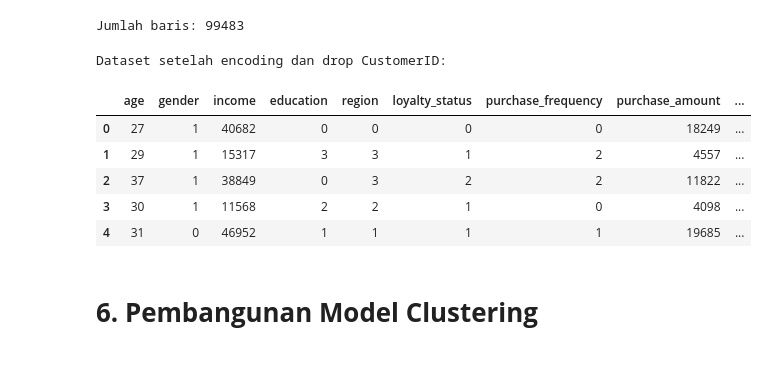
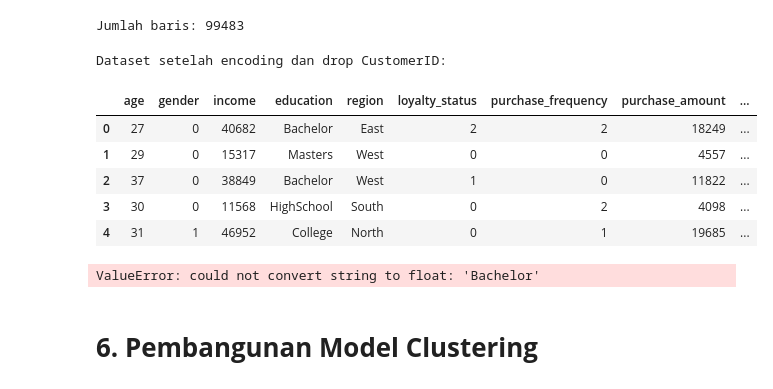
Before and after one commit to faarismuda/Dicoding-ML-Shop-Customers, a Jupyter notebook: [Clustering]_Submission_Akhir_BMLP_Faaris Muda Dwi Nugraha.ipynb, the cells around one changed output. Saved outputs shown, nothing was run; the diff lists cells and outputs as text; code cells hidden in the pictures.

```diff
--- a/[Clustering]_Submission_Akhir_BMLP_Faaris Muda Dwi Nugraha.ipynb
+++ b/[Clustering]_Submission_Akhir_BMLP_Faaris Muda Dwi Nugraha.ipynb
@@ -264,32 +264,35 @@ Jumlah baris: 99483
 # %%
 # Hapus umur kurang dari 18
 df = df[df['age'] >= 18]
 
 # Mapping manual untuk variabel ordinal
 df['gender'] = df['gender'].map({'Male': 0, 'Female': 1})
 
 mapping_freq = {'rare': 0, 'occasional': 1, 'frequent': 2}
 df['purchase_frequency'] = df['purchase_frequency'].map(mapping_freq)
 
 mapping_loyalty = {'Regular': 0, 'Silver': 1, 'Gold': 2}
 df['loyalty_status'] = df['loyalty_status'].map(mapping_loyalty)
 
+# One-Hot Encoding untuk kolom nominal
+df = pd.get_dummies(df, columns=['education', 'region', 'product_category'], drop_first=True)
+
 # Hapus nilai NaN jika ada kategori yang tidak terkonversi
 df.dropna(inplace=True)
 
 # Drop Customer ID karena tidak relevan untuk clustering
 df.drop(columns=['id'], inplace=True)
 
 print("\nDataset setelah encoding dan drop CustomerID:")
 df.head()
 # %% [output]
 Dataset setelah encoding dan drop CustomerID:
 |  | age | gender | income | education | region | loyalty_status | purchase_frequency | purchase_amount | ... |
-| 0 | 27 | 1 | 40682 | 0 | 0 | 0 | 0 | 18249 | ... |
-| 1 | 29 | 1 | 15317 | 3 | 3 | 1 | 2 | 4557 | ... |
-| 2 | 37 | 1 | 38849 | 0 | 3 | 2 | 2 | 11822 | ... |
-| 3 | 30 | 1 | 11568 | 2 | 2 | 1 | 0 | 4098 | ... |
-| 4 | 31 | 0 | 46952 | 1 | 1 | 1 | 1 | 19685 | ... |
+| 0 | 27 | 0 | 40682 | Bachelor | East | 2 | 2 | 18249 | ... |
+| 1 | 29 | 0 | 15317 | Masters | West | 0 | 0 | 4557 | ... |
+| 2 | 37 | 0 | 38849 | Bachelor | West | 1 | 0 | 11822 | ... |
+| 3 | 30 | 0 | 11568 | HighSchool | South | 0 | 2 | 4098 | ... |
+| 4 | 31 | 1 | 46952 | College | North | 0 | 1 | 19685 | ... |
 # %%
 # Normalisasi fitur numerik
 scaler = MinMaxScaler()
@@ -303,6 +306,8 @@ df_pca = pca.fit_transform(df)
 # Variance Threshold untuk membuang fitur dengan variansi sangat rendah
 selector = VarianceThreshold(threshold=0.01)
 df_selected = selector.fit_transform(df_pca)
+# %% [output]
+ValueError: could not convert string to float: 'Bachelor'
 # %% [markdown]
 # **6. Pembangunan Model Clustering**
 # %% [markdown]
```
Also changed, not shown: parts of 9 cells of this notebook.
